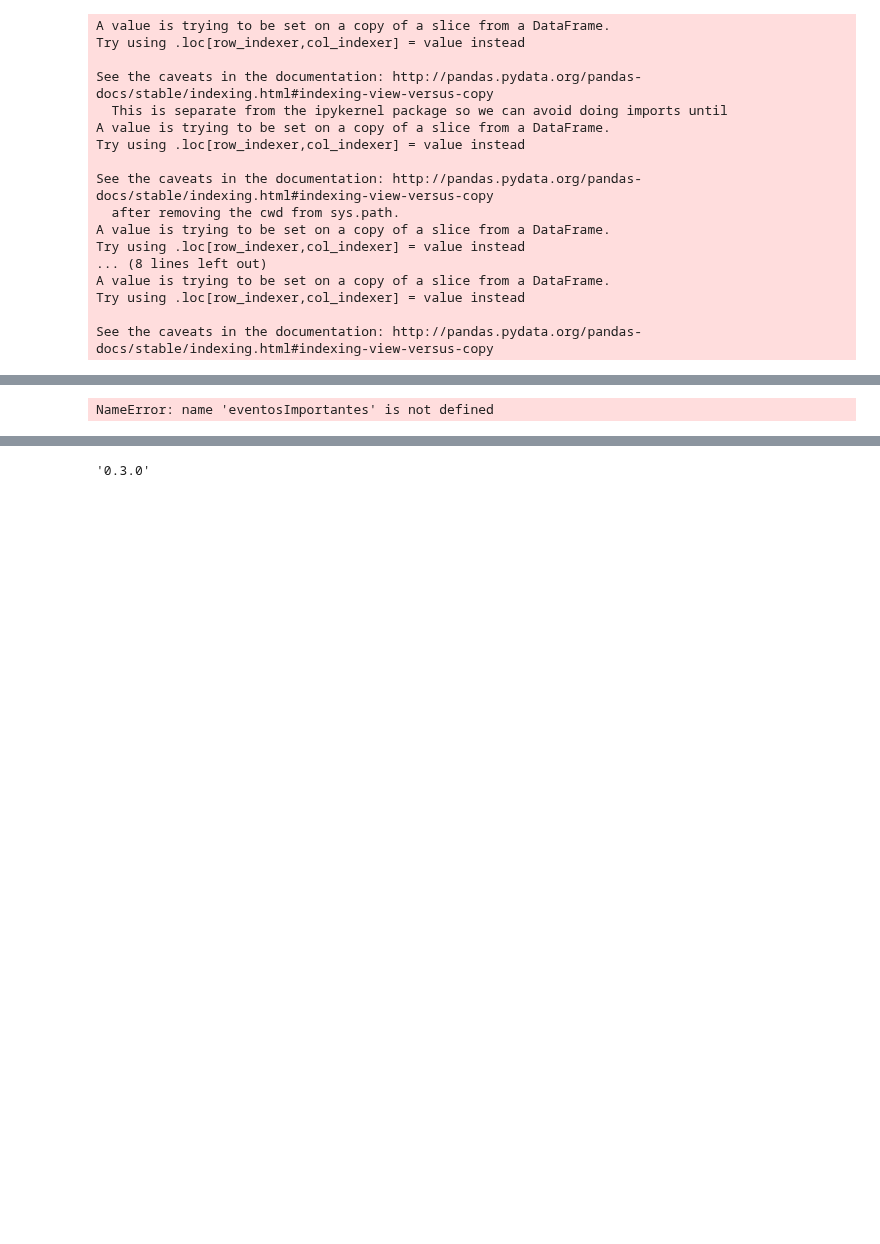
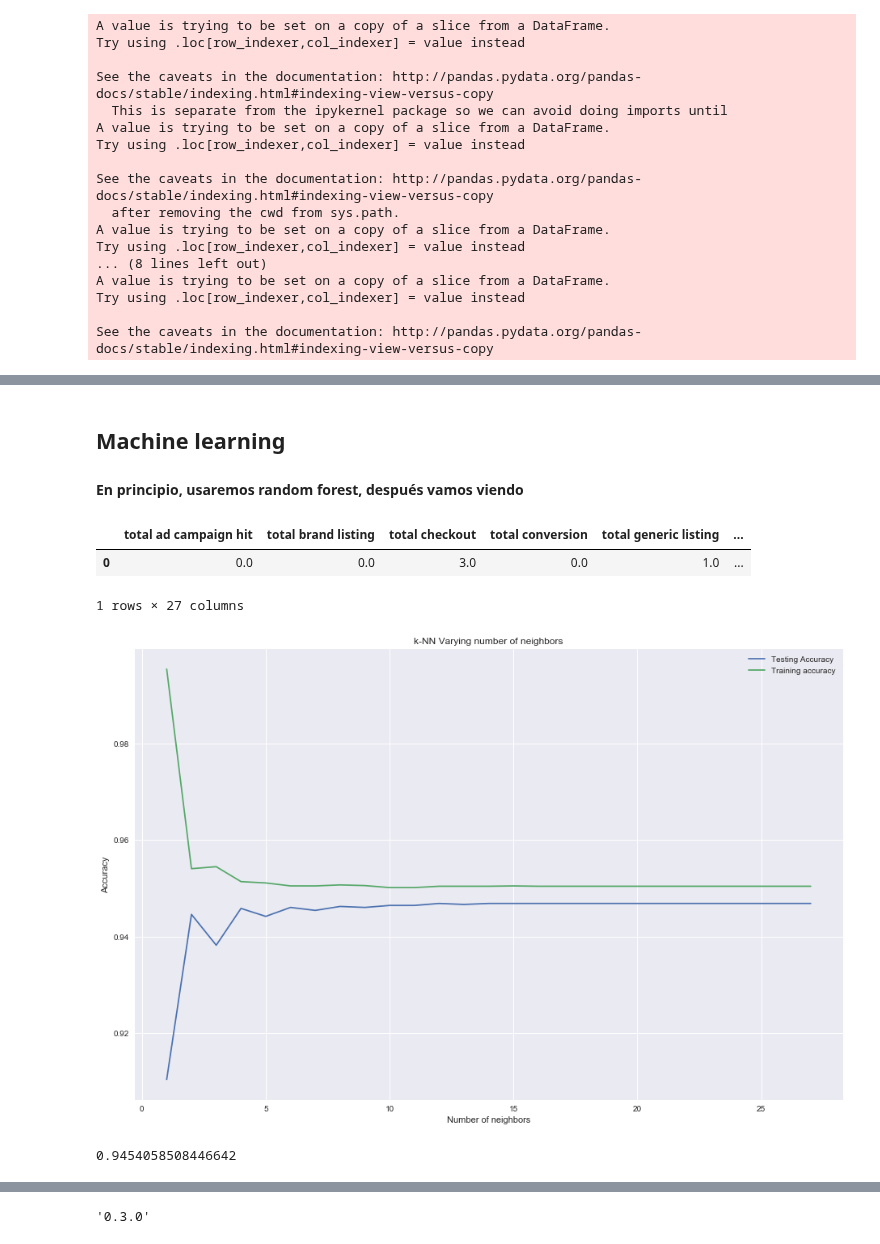
Before and after one commit to btusca/7506, a Jupyter notebook: TP2018/TP2 definitivo.ipynb, the cells around one changed output, grey strips where cells are left out. Cells and saved outputs as stored; diff of their text form; code cells hidden in the pictures; blank space fills up the shorter version.

```diff
--- a/TP2018/TP2 definitivo.ipynb
+++ b/TP2018/TP2 definitivo.ipynb
@@ -956,0 +1100,4 @@ See the caveats in the documentation: http://pandas.pydata.org/pandas-docs/stabl
+# %%
+#A los features ya obtenidos le agregamos las marcas de los modelos consultados. Importante el left join!
+clientesGrp = clientesGrp.merge(marcasGrp,on='person',how='left').fillna(0)
+clientesGrp.head(2)
@@ -956,0 +1118,3 @@ See the caveats in the documentation: http://pandas.pydata.org/pandas-docs/stabl
+# %% [markdown]
+## Machine learning
+#### En principio, usaremos random forest, después vamos viendo
@@ -957,9 +1125,16 @@ See the caveats in the documentation: http://pandas.pydata.org/pandas-docs/stabl
+# %%
+#Cargamos X e y para trabajar con Random Forest.
+X = pd.merge(clientesGrp,etiquetas,on='person')
+X.drop("person", axis=1, inplace=True)
+X = X.fillna(0)
+y = X.pop("label")
+X.head(1)
+# %% [output]
+|  | total ad campaign hit | total brand listing | total checkout | total conversion | total generic listing | ... |
+| 0 | 0.0 | 0.0 | 3.0 | 0.0 | 1.0 | ... |
+1 rows × 27 columns
 # %%
 # 3. Crear los conjuntos
 # 3.1. Crear variables predictoras y variable respuesta
-X = eventosImportantes[['storage', 'color']].values
-y = eventosImportantes['event'].values
 # 3.2. Utilizar el Separador
 X_train, X_test, y_train, y_test = Separar(X, y, test_size=0.25)
-# %% [output]
-NameError: name 'eventosImportantes' is not defined
@@ -971,7 +1140,0 @@ sc_X_test  = escalador.transform(X_test)
-# %%
-# 5. Crear y ajustar el modelo
-from sklearn.neighbors import KNeighborsClassifier as KNN
-clasificador_knn = KNN()
-clasificador_knn2 = KNN()
-clasificador_knn.fit(X_train, y_train.astype(int))
-clasificador_knn2.fit(sc_X_train, y_train.astype(int))
@@ -983,0 +1141,42 @@ y_pred == y_pred2
+# %%
+#import KNeighborsClassifier
+from sklearn.neighbors import KNeighborsClassifier
+
+#Setup arrays to store training and test accuracies
+neighbors = np.arange(1,28)
+train_accuracy =np.empty(len(neighbors))
+test_accuracy = np.empty(len(neighbors))
+
+for i,k in enumerate(neighbors):
+    #Setup a knn classifier with k neighbors
+    knn = KNeighborsClassifier(n_neighbors=k)
+
+    #Fit the model
+    knn.fit(X_train, y_train)
+
+    #Compute accuracy on the training set
+    train_accuracy[i] = knn.score(X_train, y_train)
+
+    #Compute accuracy on the test set
+    test_accuracy[i] = knn.score(X_test, y_test)
+    #Generate plot
+plt.title('k-NN Varying number of neighbors')
+plt.plot(neighbors, test_accuracy, label='Testing Accuracy')
+plt.plot(neighbors, train_accuracy, label='Training accuracy')
+plt.legend()
+plt.xlabel('Number of neighbors')
+plt.ylabel('Accuracy')
+plt.show()
+# %% [output]
+[figure, added]
+# %%
+#Setup a knn classifier with k neighbors
+knn = KNeighborsClassifier(n_neighbors=7)
+
+#Fit the model
+knn.fit(X_train,y_train)
+
+#Get accuracy. Note: In case of classification algorithms score method represents accuracy.
+knn.score(X_test,y_test)
+# %% [output]
+0.9454058508446642
```
Also changed, not shown: parts of 24 cells of this notebook.
